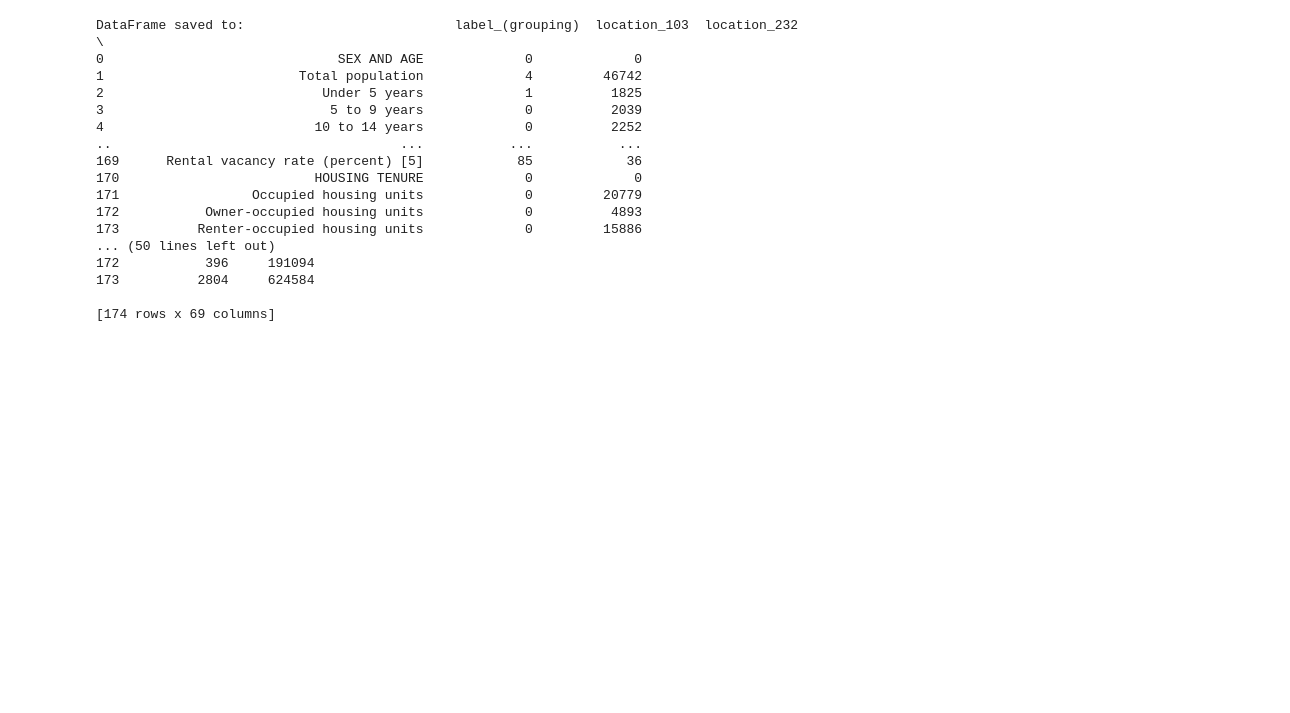
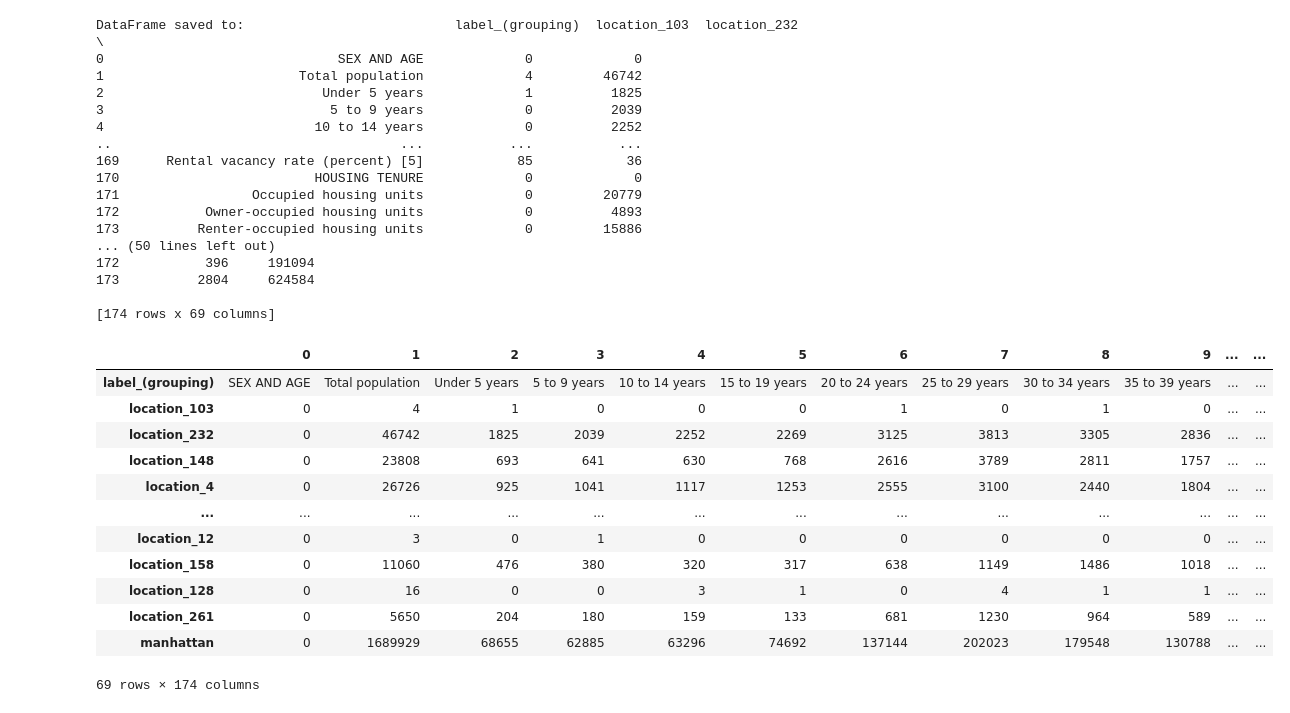
Before and after one commit to DR7439/New-York-App, a Jupyter notebook: data-analytics/cleaning/zone_cleaning.ipynb, the cells around one changed output. Saved outputs shown, nothing was run; the diff lists cells and outputs as text; code cells hidden in the pictures; blank space fills up the shorter version.

```diff
--- a/data-analytics/cleaning/zone_cleaning.ipynb
+++ b/data-analytics/cleaning/zone_cleaning.ipynb
@@ -627,3 +627,19 @@ DataFrame saved to:                           label_(grouping)  location_103  lo
 # final_demographic_data.to_csv(final_demographic_data_path, index=False, encoding='utf-8-sig')
 
 # print("DataFrame saved to:", final_demographic_data)
+# %%
+combined_census_data.T
+# %% [output]
+|  | 0 | 1 | 2 | 3 | 4 | 5 | 6 | 7 | 8 | 9 | ... | ... |
+| label_(grouping) | SEX AND AGE | Total population | Under 5 years | 5 to 9 years | 10 to 14 years | 15 to 19 years | 20 to 24 years | 25 to 29 years | 30 to 34 years | 35 to 39 years | ... | ... |
+| location_103 | 0 | 4 | 1 | 0 | 0 | 0 | 1 | 0 | 1 | 0 | ... | ... |
+| location_232 | 0 | 46742 | 1825 | 2039 | 2252 | 2269 | 3125 | 3813 | 3305 | 2836 | ... | ... |
+| location_148 | 0 | 23808 | 693 | 641 | 630 | 768 | 2616 | 3789 | 2811 | 1757 | ... | ... |
+| location_4 | 0 | 26726 | 925 | 1041 | 1117 | 1253 | 2555 | 3100 | 2440 | 1804 | ... | ... |
+| ... | ... | ... | ... | ... | ... | ... | ... | ... | ... | ... | ... | ... |
+| location_12 | 0 | 3 | 0 | 1 | 0 | 0 | 0 | 0 | 0 | 0 | ... | ... |
+| location_158 | 0 | 11060 | 476 | 380 | 320 | 317 | 638 | 1149 | 1486 | 1018 | ... | ... |
+| location_128 | 0 | 16 | 0 | 0 | 3 | 1 | 0 | 4 | 1 | 1 | ... | ... |
+| location_261 | 0 | 5650 | 204 | 180 | 159 | 133 | 681 | 1230 | 964 | 589 | ... | ... |
+| manhattan | 0 | 1689929 | 68655 | 62885 | 63296 | 74692 | 137144 | 202023 | 179548 | 130788 | ... | ... |
+69 rows × 174 columns
```
Also changed, not shown: 1 other file.
